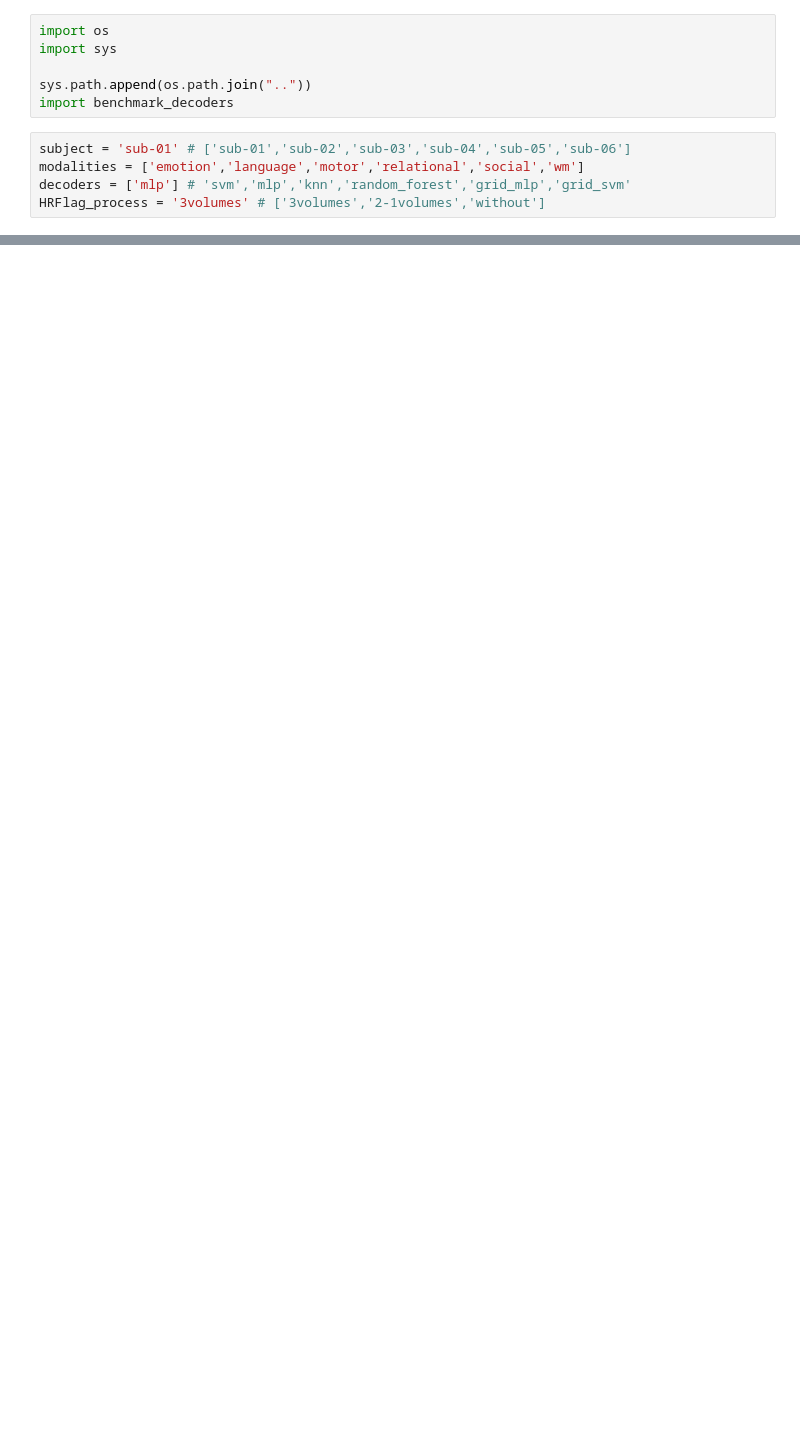
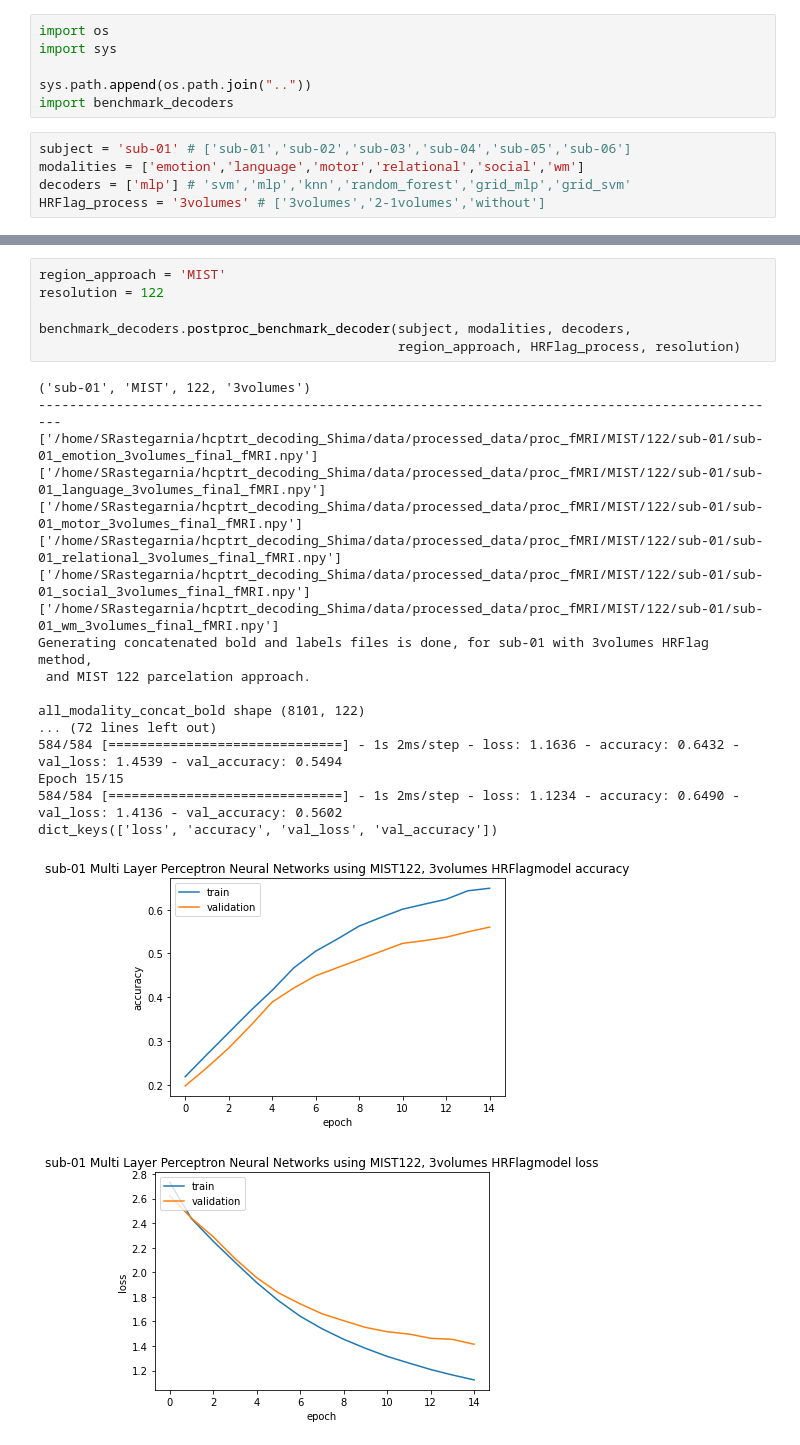
Before and after one commit to courtois-neuromod/hcptrt-decoding, a Jupyter notebook: benchmark_models/test_notebooks/test_benchmark_decoders.ipynb, the cells around one changed output, grey strips where cells are left out. Saved outputs shown, nothing was run; the diff lists cells and outputs as text; blank space fills up the shorter version.

```diff
--- a/benchmark_models/test_notebooks/test_benchmark_decoders.ipynb
+++ b/benchmark_models/test_notebooks/test_benchmark_decoders.ipynb
@@ -56,0 +57,26 @@ mean accuracy score: 0.74
+# %%
+region_approach = 'MIST'
+resolution = 122
+
+benchmark_decoders.postproc_benchmark_decoder(subject, modalities, decoders,
+                                              region_approach, HRFlag_process, resolution)
+# %% [output]
+('sub-01', 'MIST', 122, '3volumes')
+------------------------------------------------------------------------------------------------
+['/home/SRastegarnia/hcptrt_decoding_Shima/data/processed_data/proc_fMRI/MIST/122/sub-01/sub-01_emotion_3volumes_final_fMRI.npy']
+['/home/SRastegarnia/hcptrt_decoding_Shima/data/processed_data/proc_fMRI/MIST/122/sub-01/sub-01_language_3volumes_final_fMRI.npy']
+['/home/SRastegarnia/hcptrt_decoding_Shima/data/processed_data/proc_fMRI/MIST/122/sub-01/sub-01_motor_3volumes_final_fMRI.npy']
+['/home/SRastegarnia/hcptrt_decoding_Shima/data/processed_data/proc_fMRI/MIST/122/sub-01/sub-01_relational_3volumes_final_fMRI.npy']
+['/home/SRastegarnia/hcptrt_decoding_Shima/data/processed_data/proc_fMRI/MIST/122/sub-01/sub-01_social_3volumes_final_fMRI.npy']
+['/home/SRastegarnia/hcptrt_decoding_Shima/data/processed_data/proc_fMRI/MIST/122/sub-01/sub-01_wm_3volumes_final_fMRI.npy']
+Generating concatenated bold and labels files is done, for sub-01 with 3volumes HRFlag method,
+ and MIST 122 parcelation approach.
+
+all_modality_concat_bold shape (8101, 122)
+... (72 lines left out)
+584/584 [==============================] - 1s 2ms/step - loss: 1.1636 - accuracy: 0.6432 - val_loss: 1.4539 - val_accuracy: 0.5494
+Epoch 15/15
+584/584 [==============================] - 1s 2ms/step - loss: 1.1234 - accuracy: 0.6490 - val_loss: 1.4136 - val_accuracy: 0.5602
+dict_keys(['loss', 'accuracy', 'val_loss', 'val_accuracy'])
+[figure, added]
+[figure, added]
```
Also changed, not shown: parts of 4 cells of this notebook, 1 other file.
